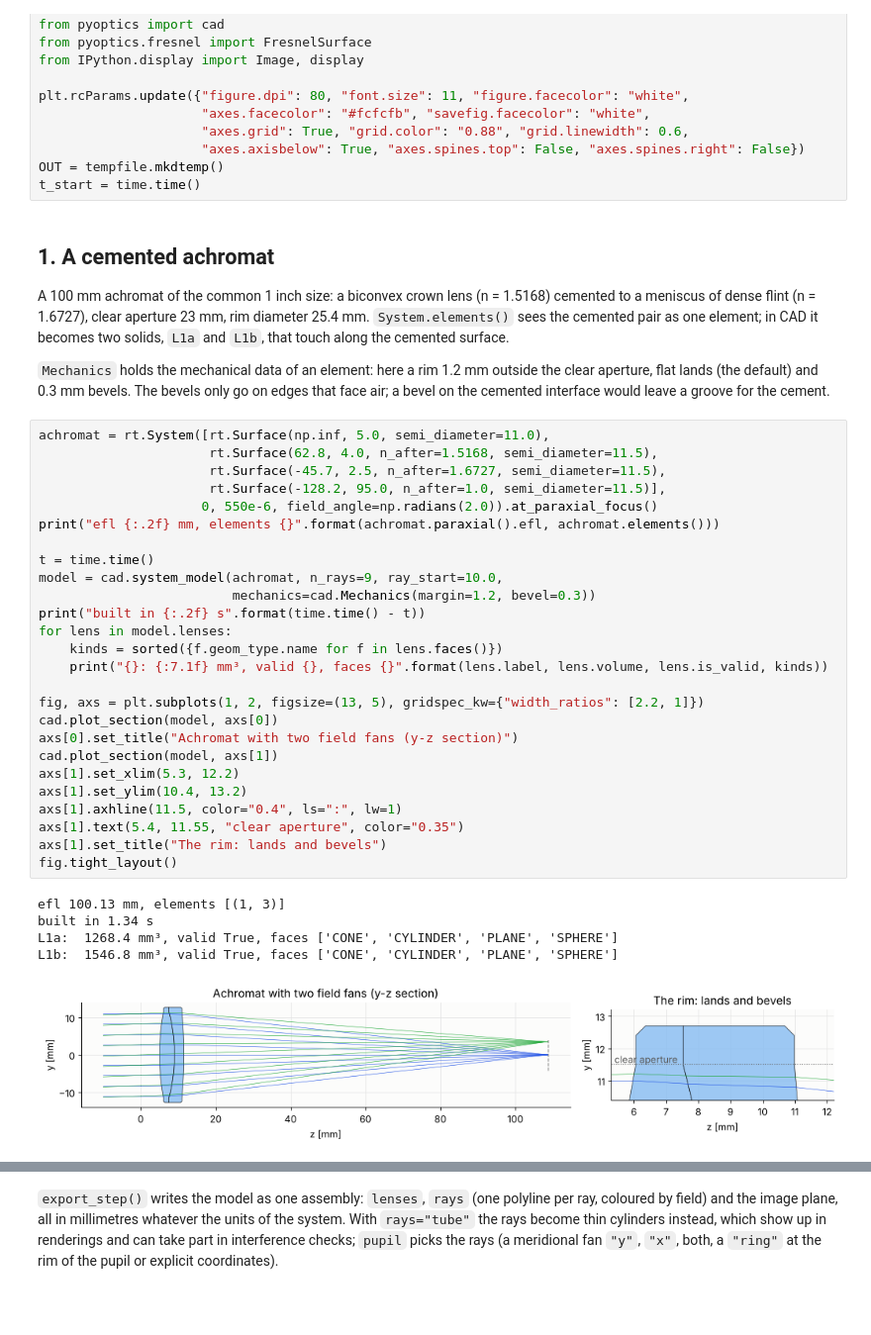
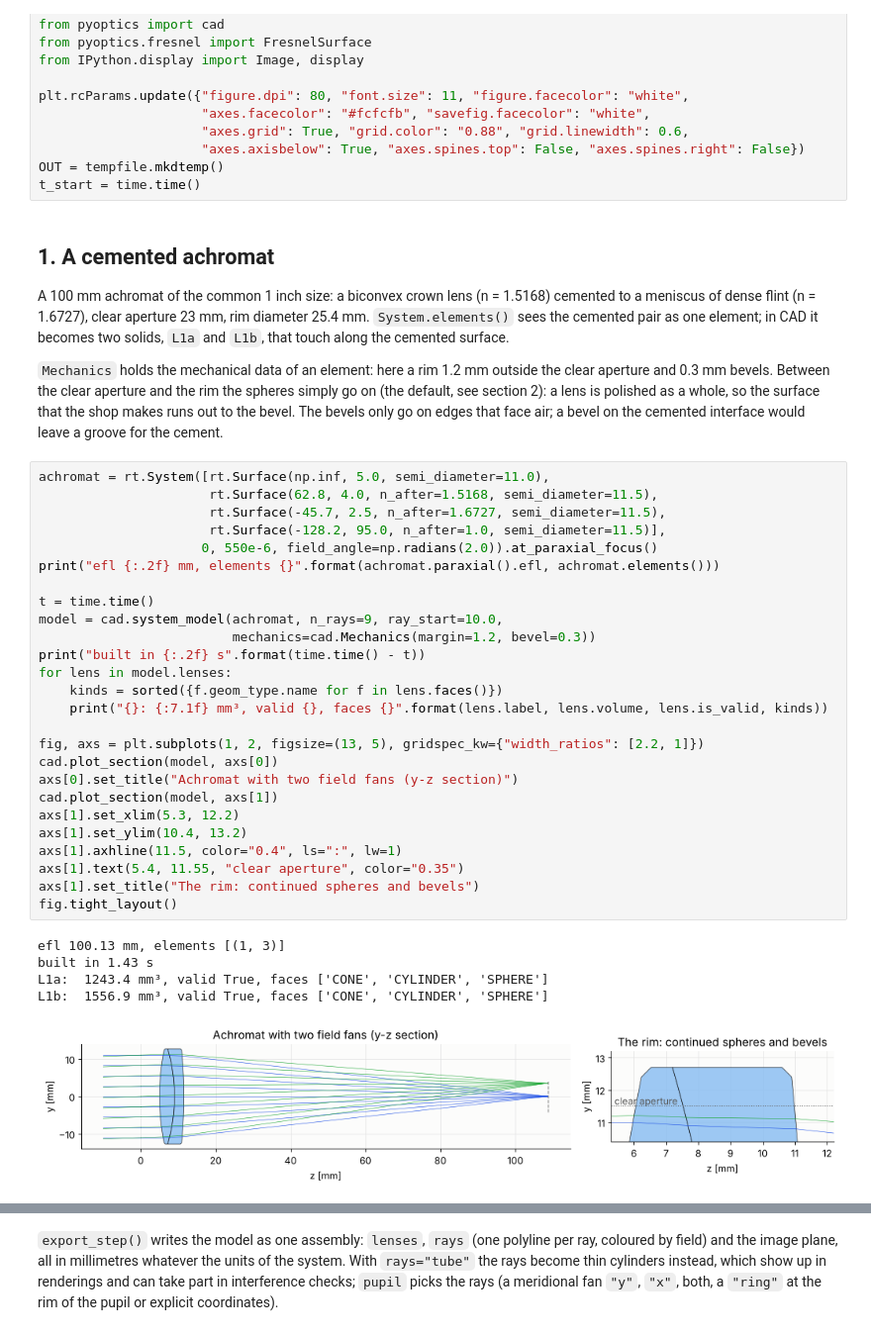
Before and after one commit to EMinsight/pyoptics, a Jupyter notebook: notebooks/162_cad_export_lens_systems.ipynb, the cells around one changed output, grey strips where cells are left out. Shown at 99% size. Cells and saved outputs as stored; diff of their text form; blank space fills up the shorter version.

```diff
--- a/notebooks/162_cad_export_lens_systems.ipynb
+++ b/notebooks/162_cad_export_lens_systems.ipynb
@@ -52,39 +54,42 @@ cemented pair as one element; in CAD it becomes two solids, `L1a` and
 `L1b`, that touch along the cemented surface.
 
 `Mechanics` holds the mechanical data of an element: here a rim 1.2 mm
-outside the clear aperture, flat lands (the default) and 0.3 mm bevels.
+outside the clear aperture and 0.3 mm bevels. Between the clear aperture
+and the rim the spheres simply go on (the default, see section 2): a lens
+is polished as a whole, so the surface that the shop makes runs out to
+the bevel.
 The bevels only go on edges that face air; a bevel on the cemented
 interface would leave a groove for the cement.
 # %%
 achromat = rt.System([rt.Surface(np.inf, 5.0, semi_diameter=11.0),
                       rt.Surface(62.8, 4.0, n_after=1.5168, semi_diameter=11.5),
                       rt.Surface(-45.7, 2.5, n_after=1.6727, semi_diameter=11.5),
                       rt.Surface(-128.2, 95.0, n_after=1.0, semi_diameter=11.5)],
                      0, 550e-6, field_angle=np.radians(2.0)).at_paraxial_focus()
 print("efl {:.2f} mm, elements {}".format(achromat.paraxial().efl, achromat.elements()))
 
 t = time.time()
 model = cad.system_model(achromat, n_rays=9, ray_start=10.0,
                          mechanics=cad.Mechanics(margin=1.2, bevel=0.3))
 print("built in {:.2f} s".format(time.time() - t))
 for lens in model.lenses:
     kinds = sorted({f.geom_type.name for f in lens.faces()})
     print("{}: {:7.1f} mm³, valid {}, faces {}".format(lens.label, lens.volume, lens.is_valid, kinds))
 
 fig, axs = plt.subplots(1, 2, figsize=(13, 5), gridspec_kw={"width_ratios": [2.2, 1]})
 cad.plot_section(model, axs[0])
 axs[0].set_title("Achromat with two field fans (y-z section)")
 cad.plot_section(model, axs[1])
 axs[1].set_xlim(5.3, 12.2)
 axs[1].set_ylim(10.4, 13.2)
 axs[1].axhline(11.5, color="0.4", ls=":", lw=1)
 axs[1].text(5.4, 11.55, "clear aperture", color="0.35")
-axs[1].set_title("The rim: lands and bevels")
+axs[1].set_title("The rim: continued spheres and bevels")
 fig.tight_layout()
 # %% [output]
 efl 100.13 mm, elements [(1, 3)]
-built in 1.34 s
-L1a:  1268.4 mm³, valid True, faces ['CONE', 'CYLINDER', 'PLANE', 'SPHERE']
-L1b:  1546.8 mm³, valid True, faces ['CONE', 'CYLINDER', 'PLANE', 'SPHERE']
+built in 1.43 s
+L1a:  1243.4 mm³, valid True, faces ['CONE', 'CYLINDER', 'SPHERE']
+L1b:  1556.9 mm³, valid True, faces ['CONE', 'CYLINDER', 'SPHERE']
-[figure, old version]
+[figure, new version]
 # %% [markdown]
```
Also changed, not shown: parts of 20 cells of this notebook, 9 other files.
